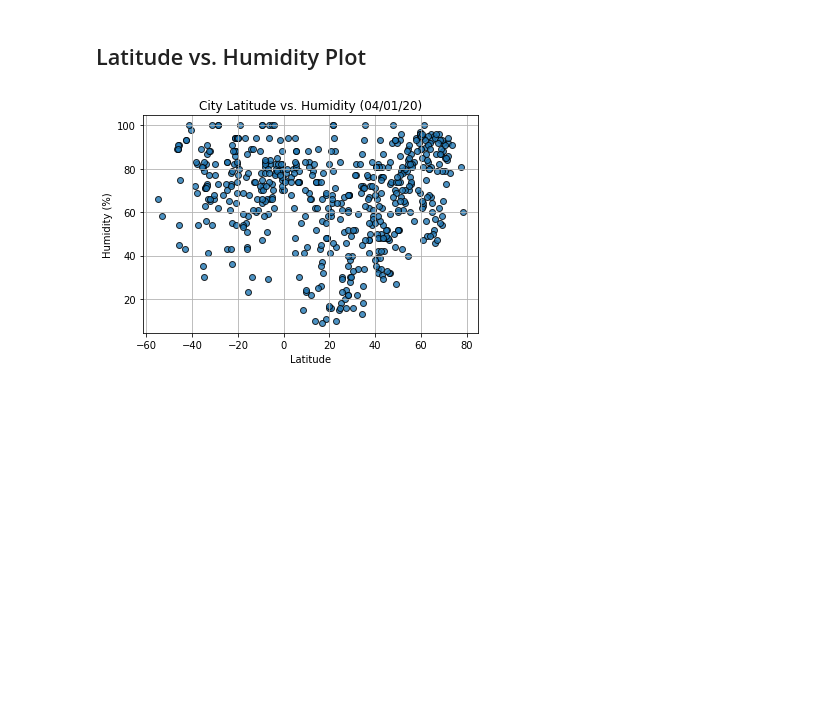
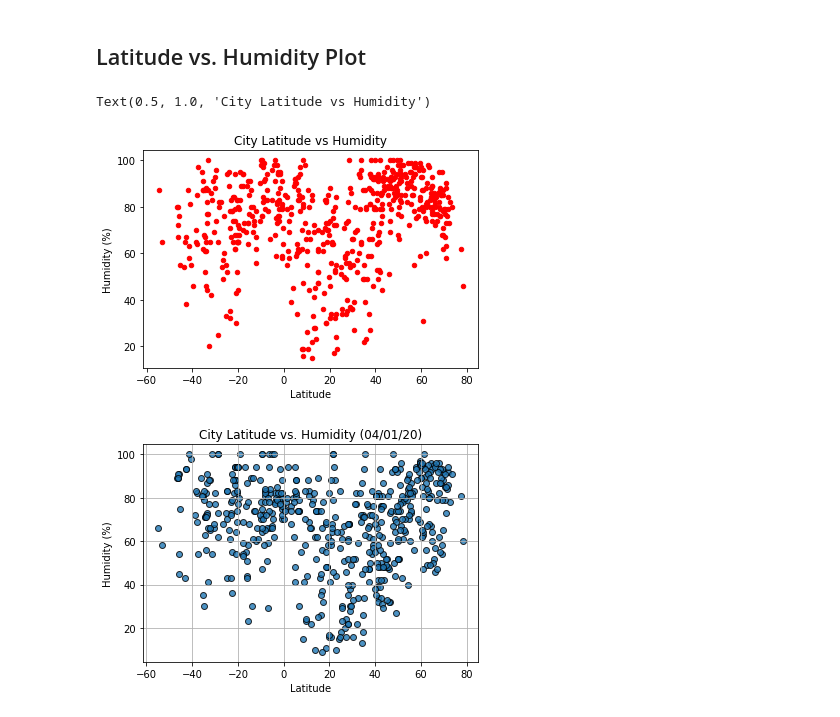
Before and after one commit to felpronove/python-api-challenge, a Jupyter notebook: starter_code/WeatherPy.ipynb, the cells around one changed output. Saved outputs shown, nothing was run; the diff lists cells and outputs as text; code cells hidden in the pictures; blank space fills up the shorter version.

```diff
--- a/starter_code/WeatherPy.ipynb
+++ b/starter_code/WeatherPy.ipynb
@@ -351,6 +360,15 @@ Int64Index([], dtype='int64')
 [figure]
 # %% [markdown]
 ## Latitude vs. Humidity Plot
+# %%
+#create a scatter plot of latitude vs humidity
+weather_df.plot.scatter(x="Lat", y="Humidity", c="Red") #create a scatter plot using the weather dataframe
+plt.xlabel("Latitude")
+plt.ylabel("Humidity (%)")
+plt.title("City Latitude vs Humidity")
+# %% [output]
+Text(0.5, 1.0, 'City Latitude vs Humidity')
+[figure, added]
 # %%
 # %% [output]
 [figure]
```
Also changed, not shown: parts of 3 cells of this notebook.
